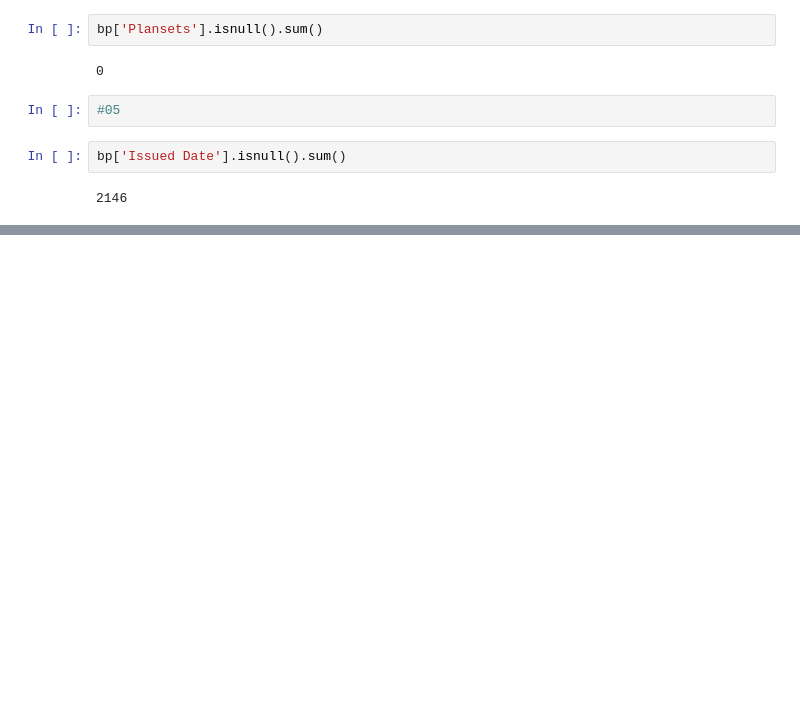
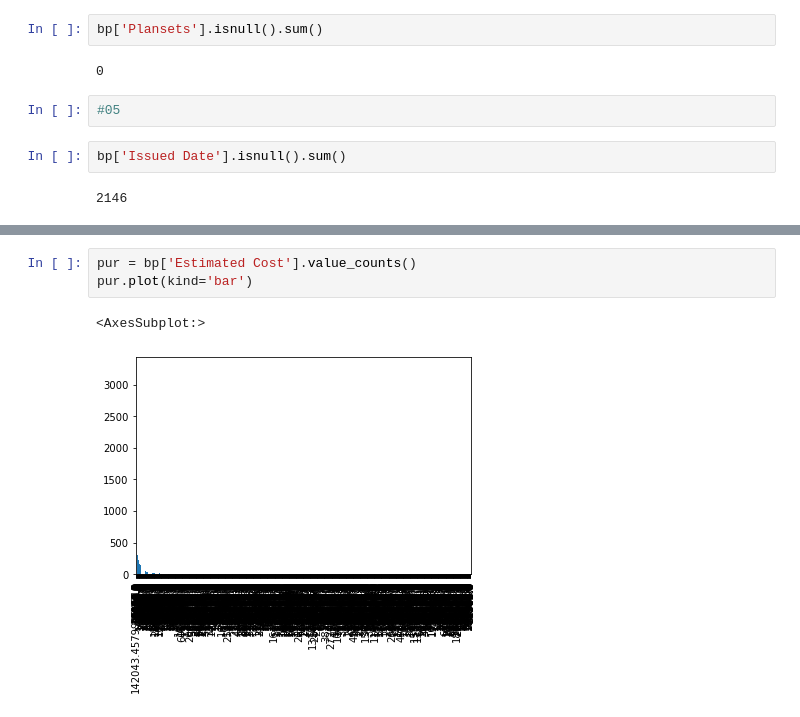
Before and after one commit to PubuduArosha/data-science-and-analytics, a Jupyter notebook: Data_Cleaning.ipynb, the cells around one changed output, grey strips where cells are left out. Saved outputs shown, nothing was run; the diff lists cells and outputs as text; blank space fills up the shorter version.

```diff
--- a/Data_Cleaning.ipynb
+++ b/Data_Cleaning.ipynb
@@ -374,0 +441,6 @@ bp['Issued Date'].fillna('',inplace = True)
+# %%
+pur = bp['Estimated Cost'].value_counts()
+pur.plot(kind='bar')
+# %% [output]
+<AxesSubplot:>
+[figure, added]
```
Also changed, not shown: parts of 12 cells of this notebook, 4 other files.
